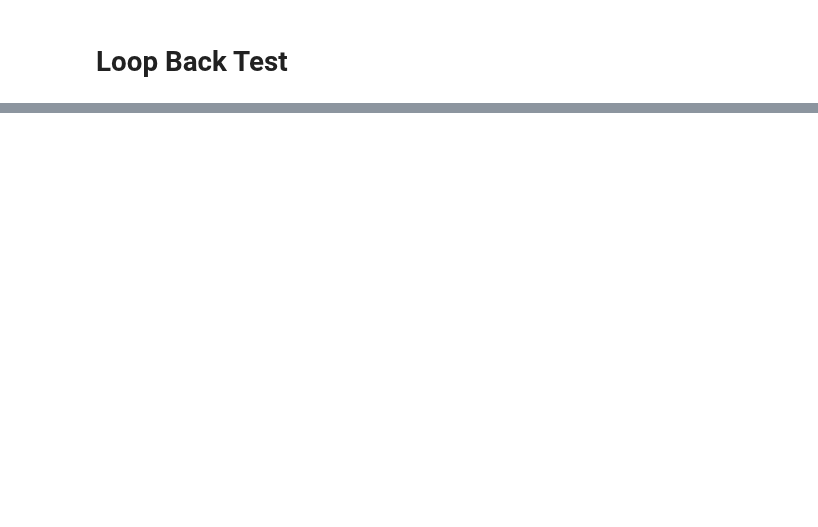
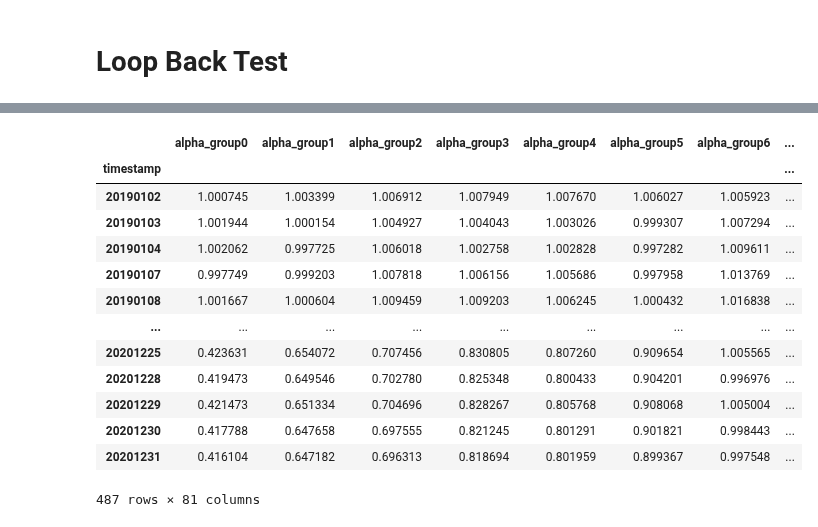
Before and after one commit to June24-Wu/Shannon, a Jupyter notebook: NoteBook/Loopback.ipynb, the cells around one changed output, grey strips where cells are left out. Cells and saved outputs as stored; diff of their text form; code cells hidden in the pictures; blank space fills up the shorter version.

```diff
--- a/NoteBook/Loopback.ipynb
+++ b/NoteBook/Loopback.ipynb
@@ -98,0 +174,17 @@ Process ForkPoolWorker-268:
+# %%
+result
+# %% [output]
+|  | alpha_group0 | alpha_group1 | alpha_group2 | alpha_group3 | alpha_group4 | alpha_group5 | alpha_group6 | ... |
+| timestamp |  |  |  |  |  |  |  | ... |
+| 20190102 | 1.000745 | 1.003399 | 1.006912 | 1.007949 | 1.007670 | 1.006027 | 1.005923 | ... |
+| 20190103 | 1.001944 | 1.000154 | 1.004927 | 1.004043 | 1.003026 | 0.999307 | 1.007294 | ... |
+| 20190104 | 1.002062 | 0.997725 | 1.006018 | 1.002758 | 1.002828 | 0.997282 | 1.009611 | ... |
+| 20190107 | 0.997749 | 0.999203 | 1.007818 | 1.006156 | 1.005686 | 0.997958 | 1.013769 | ... |
+| 20190108 | 1.001667 | 1.000604 | 1.009459 | 1.009203 | 1.006245 | 1.000432 | 1.016838 | ... |
+| ... | ... | ... | ... | ... | ... | ... | ... | ... |
+| 20201225 | 0.423631 | 0.654072 | 0.707456 | 0.830805 | 0.807260 | 0.909654 | 1.005565 | ... |
+| 20201228 | 0.419473 | 0.649546 | 0.702780 | 0.825348 | 0.800433 | 0.904201 | 0.996976 | ... |
+| 20201229 | 0.421473 | 0.651334 | 0.704696 | 0.828267 | 0.805768 | 0.908068 | 1.005004 | ... |
+| 20201230 | 0.417788 | 0.647658 | 0.697555 | 0.821245 | 0.801291 | 0.901821 | 0.998443 | ... |
+| 20201231 | 0.416104 | 0.647182 | 0.696313 | 0.818694 | 0.801959 | 0.899367 | 0.997548 | ... |
+487 rows × 81 columns
```
Also changed, not shown: parts of 10 cells of this notebook, 7 other files.
